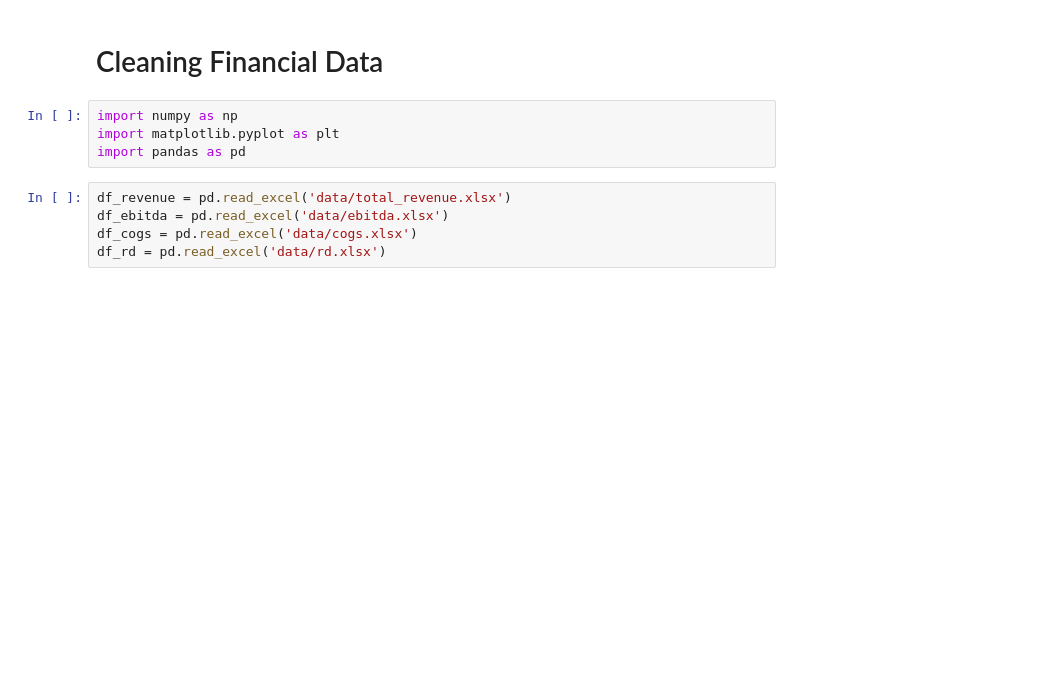
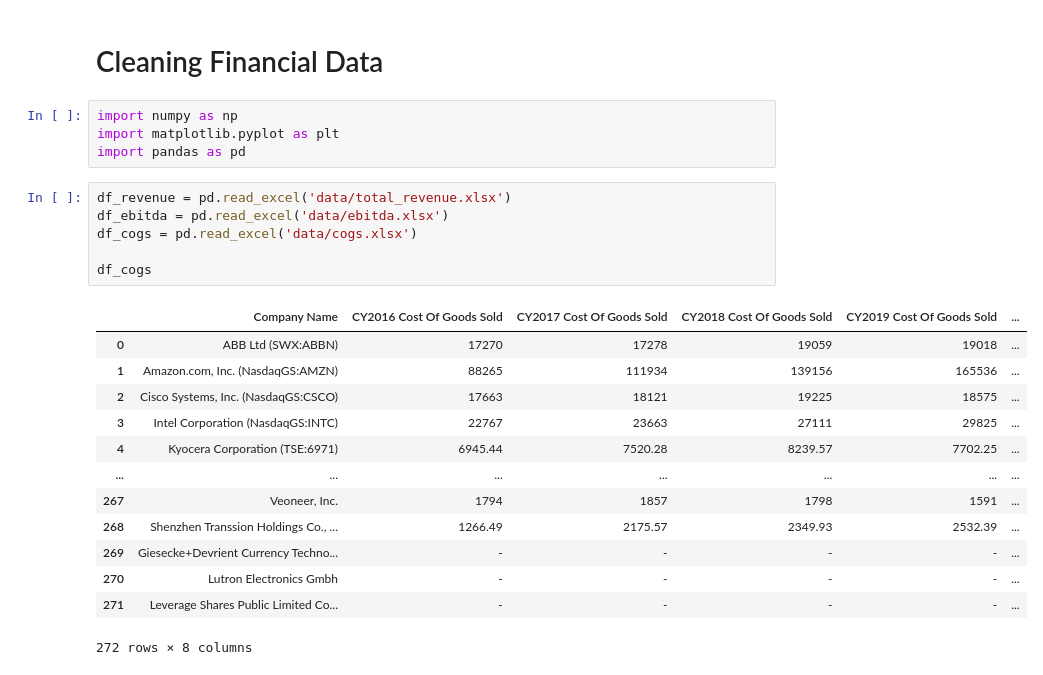
Before and after one commit to lucasleforest/analyticslab, a Jupyter notebook: Clean_Financial_Data.ipynb, the cells around one changed output. Saved outputs shown, nothing was run; the diff lists cells and outputs as text; blank space fills up the shorter version.

```diff
--- a/Clean_Financial_Data.ipynb
+++ b/Clean_Financial_Data.ipynb
@@ -7,8 +7,23 @@ import pandas as pd
 # %%
 df_revenue = pd.read_excel('data/total_revenue.xlsx')
 df_ebitda = pd.read_excel('data/ebitda.xlsx')
 df_cogs = pd.read_excel('data/cogs.xlsx')
-df_rd = pd.read_excel('data/rd.xlsx')
+
+df_cogs
+# %% [output]
+|  | Company Name | CY2016 Cost Of Goods Sold | CY2017 Cost Of Goods Sold | CY2018 Cost Of Goods Sold | CY2019 Cost Of Goods Sold | ... |
+| 0 | ABB Ltd (SWX:ABBN) | 17270 | 17278 | 19059 | 19018 | ... |
+| 1 | Amazon.com, Inc. (NasdaqGS:AMZN) | 88265 | 111934 | 139156 | 165536 | ... |
+| 2 | Cisco Systems, Inc. (NasdaqGS:CSCO) | 17663 | 18121 | 19225 | 18575 | ... |
+| 3 | Intel Corporation (NasdaqGS:INTC) | 22767 | 23663 | 27111 | 29825 | ... |
+| 4 | Kyocera Corporation (TSE:6971) | 6945.44 | 7520.28 | 8239.57 | 7702.25 | ... |
+| ... | ... | ... | ... | ... | ... | ... |
+| 267 | Veoneer, Inc. | 1794 | 1857 | 1798 | 1591 | ... |
+| 268 | Shenzhen Transsion Holdings Co., ... | 1266.49 | 2175.57 | 2349.93 | 2532.39 | ... |
+| 269 | Giesecke+Devrient Currency Techno... | - | - | - | - | ... |
+| 270 | Lutron Electronics Gmbh | - | - | - | - | ... |
+| 271 | Leverage Shares Public Limited Co... | - | - | - | - | ... |
+272 rows × 8 columns
 # %%
 na_revenue = (df_revenue == "-").any(axis=1).sum()
 na_ebitda = (df_ebitda == "-").any(axis=1).sum()
```
Also changed, not shown: parts of 17 cells of this notebook, 2 other files.
